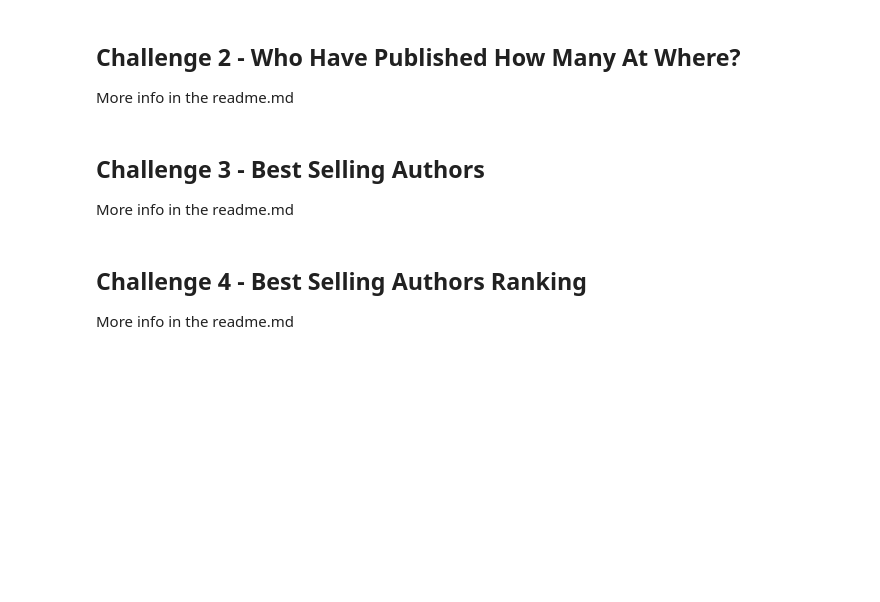
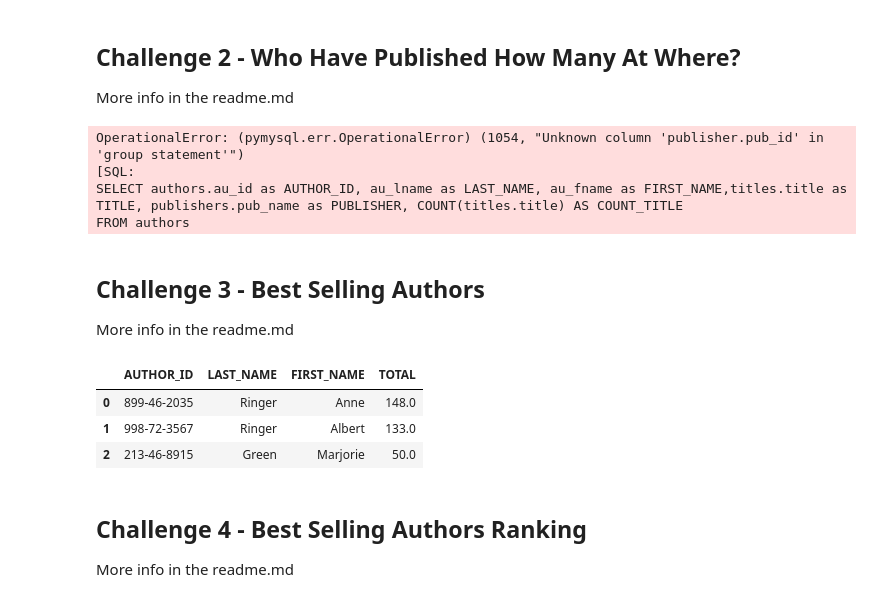
Before and after one commit to Ironhack-Data-Madrid-Marzo-2021/lab-mysql-select, a Jupyter notebook: your-code/main.ipynb, the cells around one changed output. Drawn from its saved outputs; the diff is of its cells as text; code cells hidden in the pictures; blank space fills up the shorter version.

```diff
--- a/your-code/main.ipynb
+++ b/your-code/main.ipynb
@@ -36,9 +76,53 @@ In this challenge you will write a MySQL `SELECT` query that joins various table
 # %% [markdown]
 ## Challenge 2 - Who Have Published How Many At Where?
 More info in the readme.md
+# %%
+df = pd.read_sql_query(
+"""
+SELECT authors.au_id as AUTHOR_ID, au_lname as LAST_NAME, au_fname as FIRST_NAME,titles.title as TITLE, publishers.pub_name as PUBLISHER, COUNT(titles.title) AS COUNT_TITLE
+FROM authors
+INNER JOIN titleauthor
+ON titleauthor.au_id=authors.au_id
+INNER JOIN titles
+ON titles.title_id=titleauthor.title_id
+INNER JOIN publishers
+ON publishers.pub_id=titles.pub_id
+GROUP BY authors.au_id, publisher.pub_id;
+
+""", engine
+)
+df
+# %% [output]
+OperationalError: (pymysql.err.OperationalError) (1054, "Unknown column 'publisher.pub_id' in 'group statement'")
+[SQL:
+SELECT authors.au_id as AUTHOR_ID, au_lname as LAST_NAME, au_fname as FIRST_NAME,titles.title as TITLE, publishers.pub_name as PUBLISHER, COUNT(titles.title) AS COUNT_TITLE
+FROM authors
 # %% [markdown]
 ## Challenge 3 - Best Selling Authors
 More info in the readme.md
+# %%
+df = pd.read_sql_query(
+"""
+SELECT authors.au_id as AUTHOR_ID, au_lname as LAST_NAME, au_fname as FIRST_NAME, SUM(qty) as TOTAL
+FROM authors
+INNER JOIN titleauthor
+ON titleauthor.au_id=authors.au_id
+INNER JOIN titles
+ON titles.title_id=titleauthor.title_id
+INNER JOIN sales
+ON sales.title_id=titles.title_id
+GROUP BY authors.au_id
+ORDER BY SUM(qty) DESC
+LIMIT 3;
+
+""", engine
+)
+df
+# %% [output]
+|  | AUTHOR_ID | LAST_NAME | FIRST_NAME | TOTAL |
+| 0 | 899-46-2035 | Ringer | Anne | 148.0 |
+| 1 | 998-72-3567 | Ringer | Albert | 133.0 |
+| 2 | 213-46-8915 | Green | Marjorie | 50.0 |
 # %% [markdown]
 ## Challenge 4 - Best Selling Authors Ranking
 More info in the readme.md
```
Also changed, not shown: parts of 9 cells of this notebook, 1 other file.
